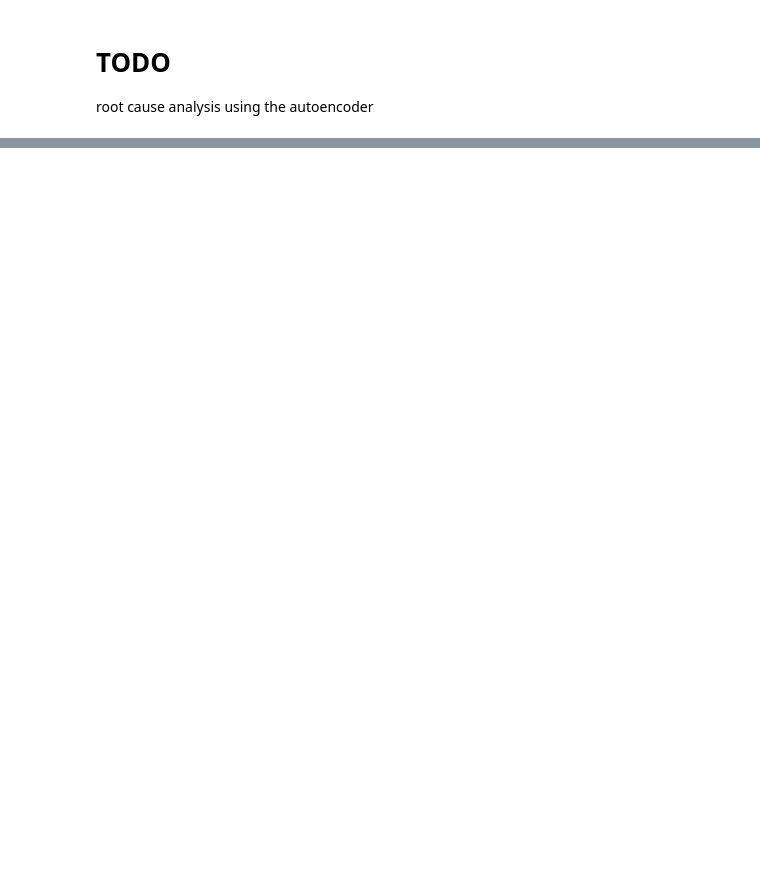
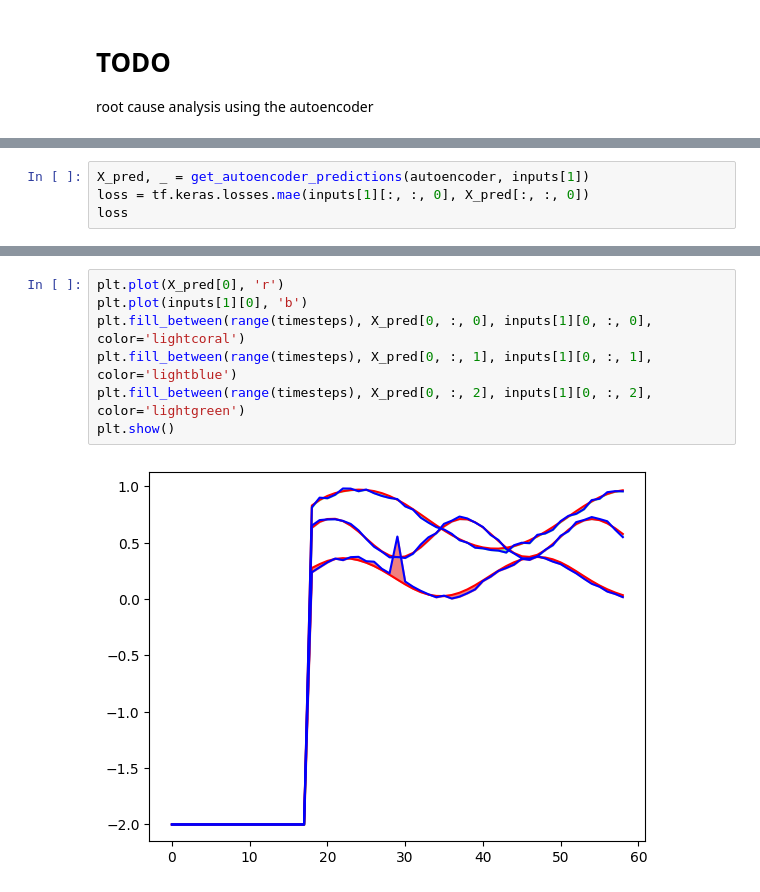
Before and after one commit to lucapl/Candy-Learning, a Jupyter notebook: report.ipynb, the cells around one changed output, grey strips where cells are left out. Saved outputs shown, nothing was run; the diff lists cells and outputs as text; blank space fills up the shorter version.

```diff
--- a/report.ipynb
+++ b/report.ipynb
@@ -329,0 +377,4 @@ NameError: name 'train' is not defined
+# %%
+X_pred, _ = get_autoencoder_predictions(autoencoder, inputs[1])
+loss = tf.keras.losses.mae(inputs[1][:, :, 0], X_pred[:, :, 0])
+loss
@@ -329,0 +400,9 @@ NameError: name 'train' is not defined
+# %%
+plt.plot(X_pred[0], 'r')
+plt.plot(inputs[1][0], 'b')
+plt.fill_between(range(timesteps), X_pred[0, :, 0], inputs[1][0, :, 0], color='lightcoral')
+plt.fill_between(range(timesteps), X_pred[0, :, 1], inputs[1][0, :, 1], color='lightblue')
+plt.fill_between(range(timesteps), X_pred[0, :, 2], inputs[1][0, :, 2], color='lightgreen')
+plt.show()
+# %% [output]
+[figure, added]
```
Also changed, not shown: parts of 17 cells of this notebook, 2 other files.
